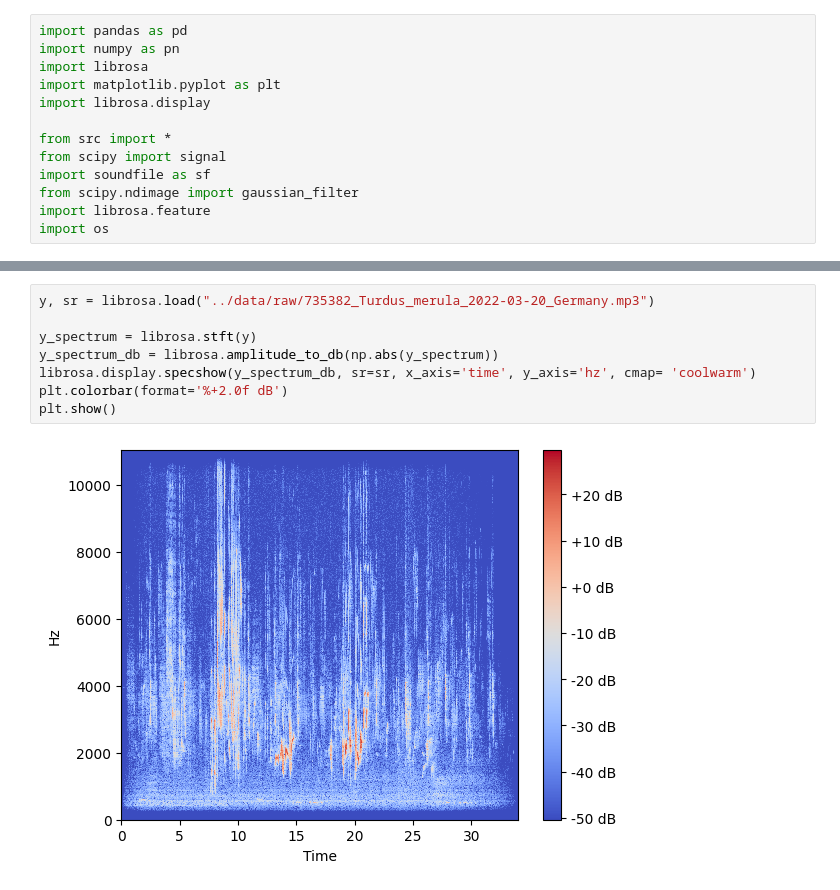
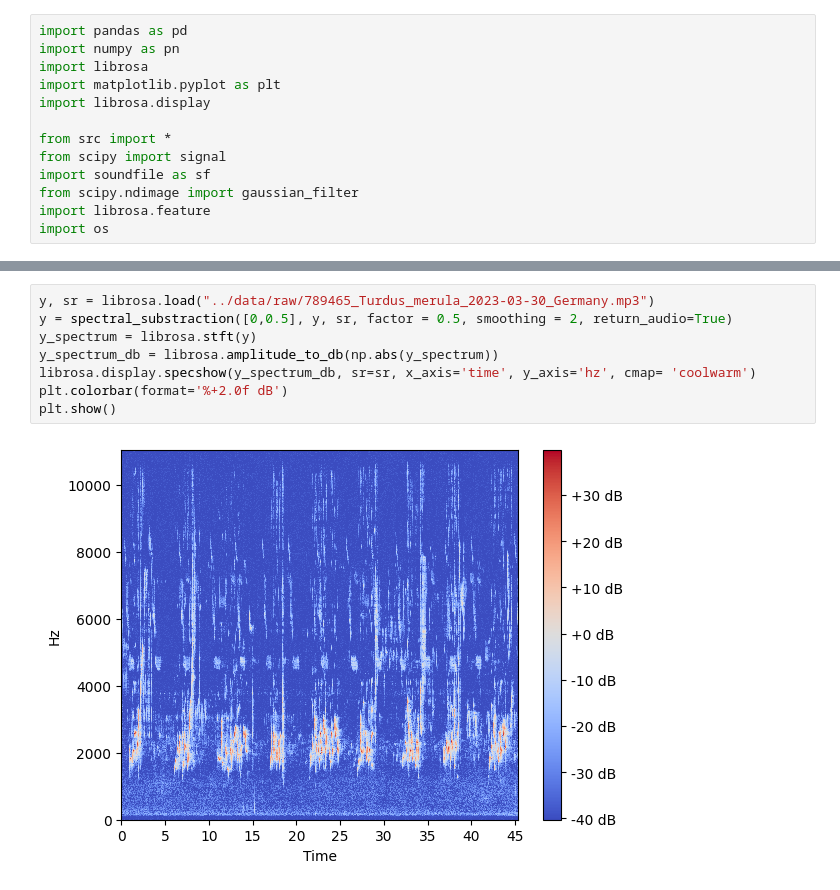
Before and after one commit to CatraMyBeloved/bioacoustics, a Jupyter notebook: notebooks/EDA.ipynb, the cells around one changed output, grey strips where cells are left out. Saved outputs shown, nothing was run; the diff lists cells and outputs as text.

```diff
--- a/notebooks/EDA.ipynb
+++ b/notebooks/EDA.ipynb
@@ -140,12 +159,12 @@ def create_combined_features(y, sr):
 # %%
-y, sr = librosa.load("../data/raw/735382_Turdus_merula_2022-03-20_Germany.mp3")
-
+y, sr = librosa.load("../data/raw/789465_Turdus_merula_2023-03-30_Germany.mp3")
+y = spectral_substraction([0,0.5], y, sr, factor = 0.5, smoothing = 2, return_audio=True)
 y_spectrum = librosa.stft(y)
 y_spectrum_db = librosa.amplitude_to_db(np.abs(y_spectrum))
 librosa.display.specshow(y_spectrum_db, sr=sr, x_axis='time', y_axis='hz', cmap= 'coolwarm')
 plt.colorbar(format='%+2.0f dB')
 plt.show()
 # %% [output]
-[figure, old version]
+[figure, new version]
 # %%
 
```
Also changed, not shown: parts of 2 cells of this notebook.
